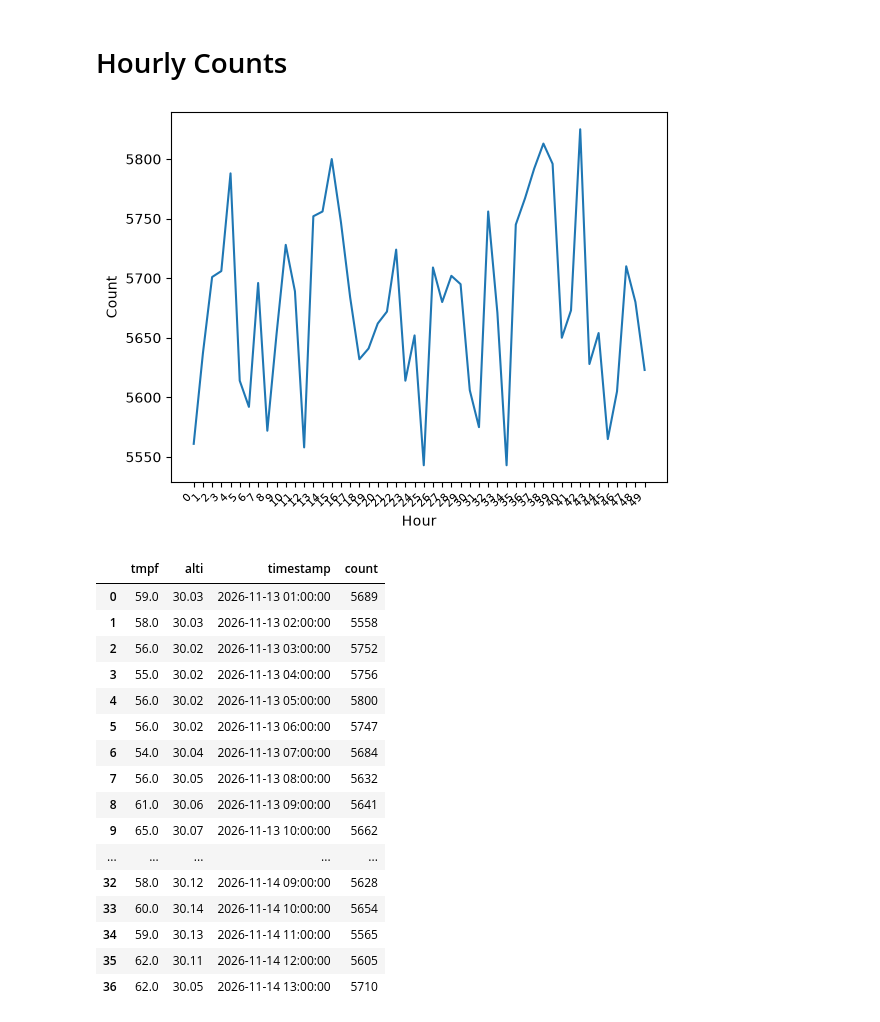
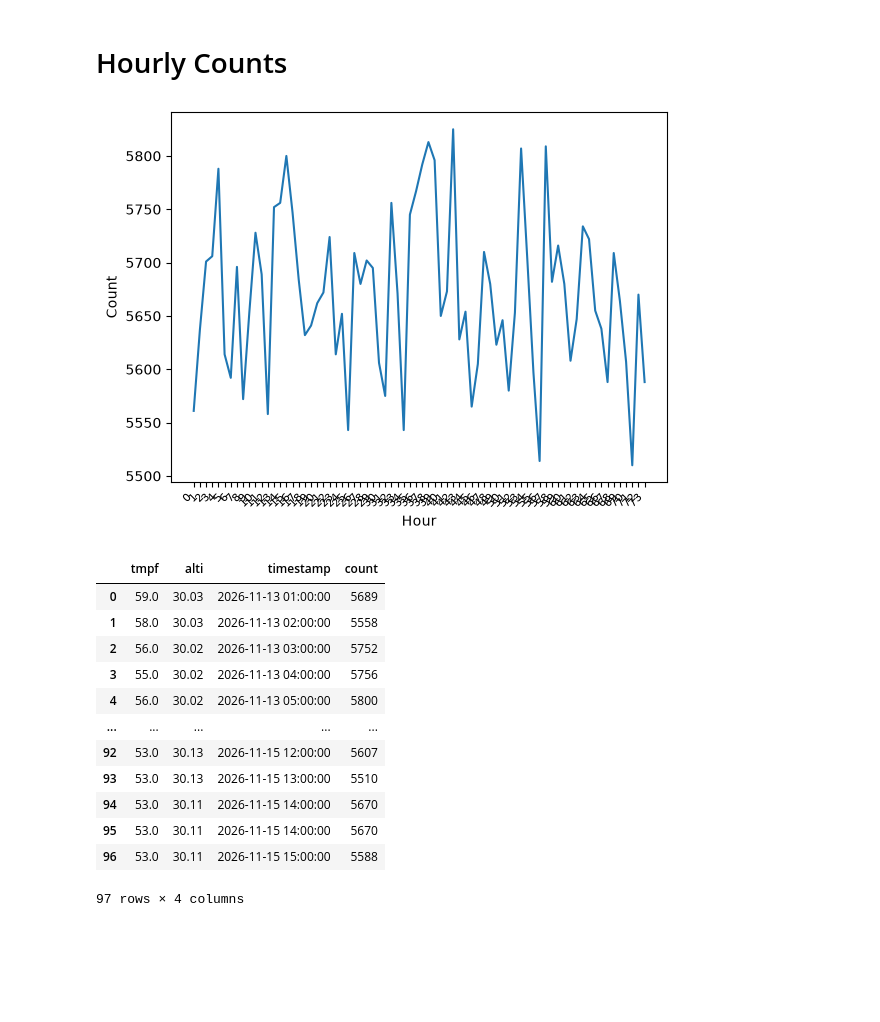
Before and after one commit to jasonrmay/ADV-Lab, a Jupyter notebook: muon-lifetime/Fitting_regime.ipynb, the cells around one changed output. Saved outputs shown, nothing was run; the diff lists cells and outputs as text; code cells hidden in the pictures; blank space fills up the shorter version.

```diff
--- a/muon-lifetime/Fitting_regime.ipynb
+++ b/muon-lifetime/Fitting_regime.ipynb
@@ -548,27 +366,27 @@ delta tau over sigma diff 0.06620854528284213
 # %%
 counts = []
 timestamps = []
 for file in sorted(os.listdir(hourly_folder_path)):
   if file.endswith(".Spe"):
     data_path = os.path.join(hourly_folder_path, file)
-    data_dict = get_data(data_path, TOTAL_CHANNELS)
+    muon_data_dict = get_data(data_path, TOTAL_CHANNELS)
 
-    timestamp = f"{data_dict['start_date']} {data_dict['start_time']}"
+    timestamp = f"{muon_data_dict['start_date']} {muon_data_dict['start_time']}"
     timestamps.append(timestamp)
 
-    y_data = data_dict["data"]
-    count = sum(y_data)
+    muon_data = muon_data_dict["data"]
+    count = sum(muon_data)
     counts.append(count)
 
 hours = [f"{i}" for i in range(len(counts))]
 
 plt.plot(hours, counts)
 plt.xticks(rotation=45, ha="right", fontsize=8)
 plt.xlabel("Hour")
 plt.ylabel("Count")
 plt.show()
 # %% [output]
-[figure, old version]
+[figure, new version]
 # %%
 count_data = pd.DataFrame({"timestamp": timestamps, "count": counts})
 
@@ -592,17 +410,13 @@ merged
 | 2 | 56.0 | 30.02 | 2026-11-13 03:00:00 | 5752 |
 | 3 | 55.0 | 30.02 | 2026-11-13 04:00:00 | 5756 |
 | 4 | 56.0 | 30.02 | 2026-11-13 05:00:00 | 5800 |
-| 5 | 56.0 | 30.02 | 2026-11-13 06:00:00 | 5747 |
-| 6 | 54.0 | 30.04 | 2026-11-13 07:00:00 | 5684 |
-| 7 | 56.0 | 30.05 | 2026-11-13 08:00:00 | 5632 |
-| 8 | 61.0 | 30.06 | 2026-11-13 09:00:00 | 5641 |
-| 9 | 65.0 | 30.07 | 2026-11-13 10:00:00 | 5662 |
 | ... | ... | ... | ... | ... |
-| 32 | 58.0 | 30.12 | 2026-11-14 09:00:00 | 5628 |
-| 33 | 60.0 | 30.14 | 2026-11-14 10:00:00 | 5654 |
-| 34 | 59.0 | 30.13 | 2026-11-14 11:00:00 | 5565 |
-| 35 | 62.0 | 30.11 | 2026-11-14 12:00:00 | 5605 |
-| 36 | 62.0 | 30.05 | 2026-11-14 13:00:00 | 5710 |
+| 92 | 53.0 | 30.13 | 2026-11-15 12:00:00 | 5607 |
+| 93 | 53.0 | 30.13 | 2026-11-15 13:00:00 | 5510 |
+| 94 | 53.0 | 30.11 | 2026-11-15 14:00:00 | 5670 |
+| 95 | 53.0 | 30.11 | 2026-11-15 14:00:00 | 5670 |
+| 96 | 53.0 | 30.11 | 2026-11-15 15:00:00 | 5588 |
+97 rows × 4 columns
 # %%
 merged.plot(x='timestamp', y=['count', 'tmpf', 'alti'], subplots=True, layout=(3, 1), figsize=(10, 8))
 # %% [output]
```
Also changed, not shown: parts of 24 cells of this notebook.
